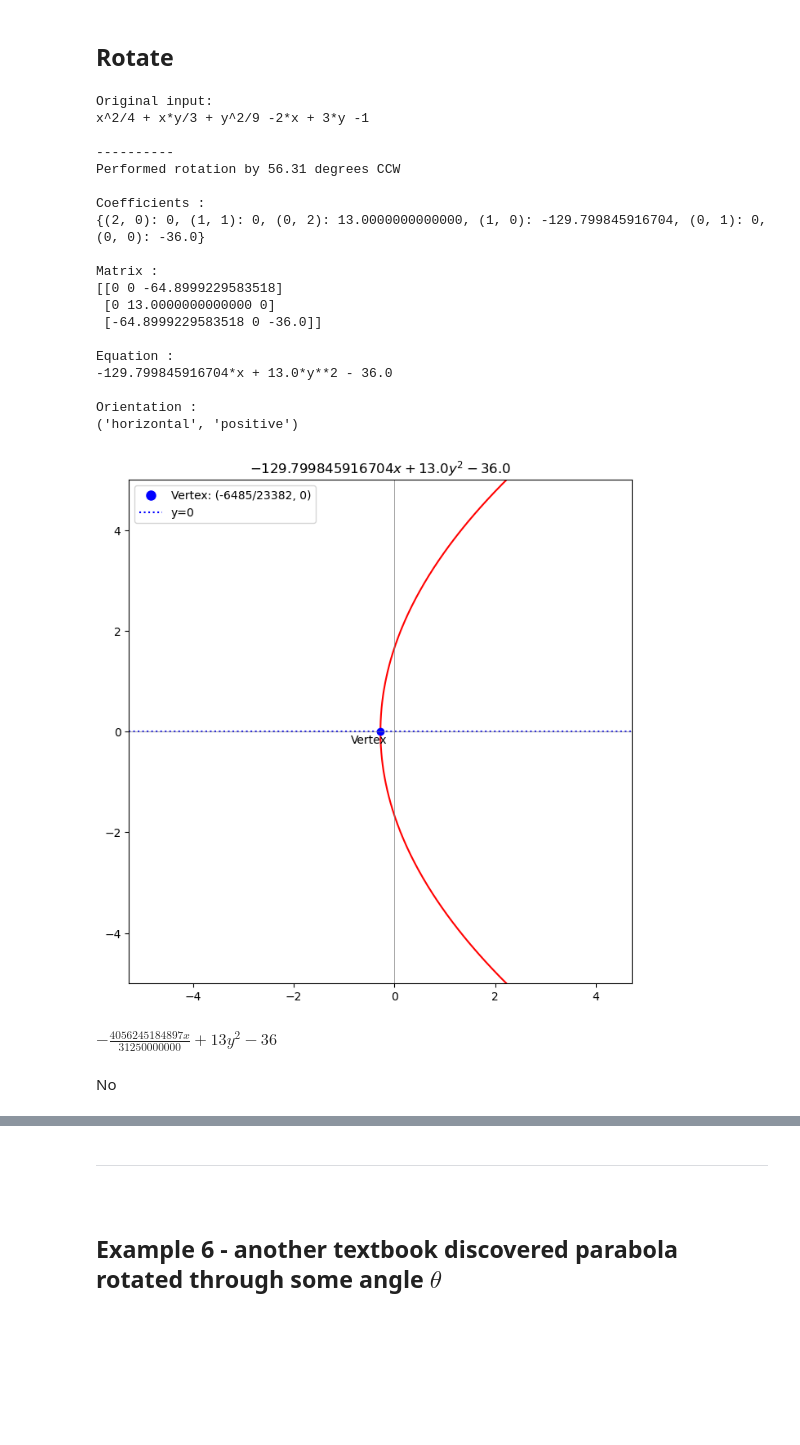
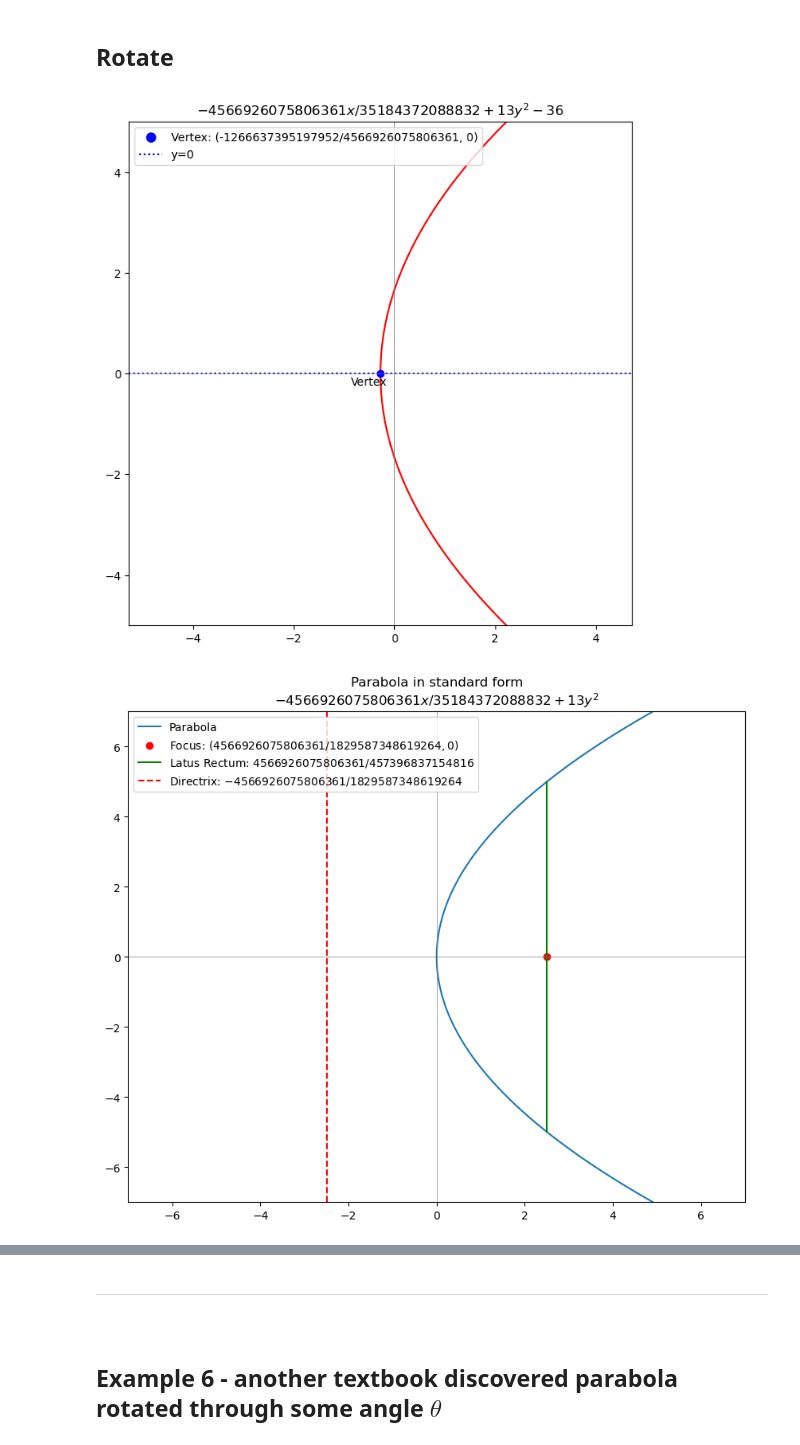
Before and after one commit to pineapple-bois/conic, a Jupyter notebook: Notebooks/Parabolas.ipynb, the cells around one changed output, grey strips where cells are left out. Cells and saved outputs as stored; diff of their text form; code cells hidden in the pictures; blank space fills up the shorter version.

```diff
--- a/Notebooks/Parabolas.ipynb
+++ b/Notebooks/Parabolas.ipynb
@@ -601,34 +635,12 @@ rot5.plot(x_range=(-1, 1), y_range=(-1, 1))
 # %% [markdown]
 ## Rotate
 # %%
-rot5.rotate_parabola()
-rot5.print_history()
-rot5.plot()
+rot5.rotate_parabola(rational=True)
+rot5.plot_parabola()
 # %% [output]
-Original input:
-x^2/4 + x*y/3 + y^2/9 -2*x + 3*y -1
-
-----------
-Performed rotation by 56.31 degrees CCW
-
-Coefficients :
-{(2, 0): 0, (1, 1): 0, (0, 2): 13.0000000000000, (1, 0): -129.799845916704, (0, 1): 0, (0, 0): -36.0}
-
-Matrix :
-[[0 0 -64.8999229583518]
- [0 13.0000000000000 0]
- [-64.8999229583518 0 -36.0]]
-
-Equation :
--129.799845916704*x + 13.0*y**2 - 36.0
-
-Orientation :
-('horizontal', 'positive')
-[figure, old version]
+[figure, new version]
-# %%
-# Does this look better as rational?
-rot5.save_as_sympy(rational=True, return_expr=True)
-# %% [output]
-$\displaystyle - \frac{4056245184897 x}{31250000000} + 13 y^{2} - 36$
-# %% [markdown]
-No
+# %%
+rot5.translate_origin(rational=True)
+rot5.plot_standard(x_range=(-7, 7), y_range=(-7, 7))
+# %% [output]
+[figure, added]
```
Also changed, not shown: parts of 36 cells of this notebook.
